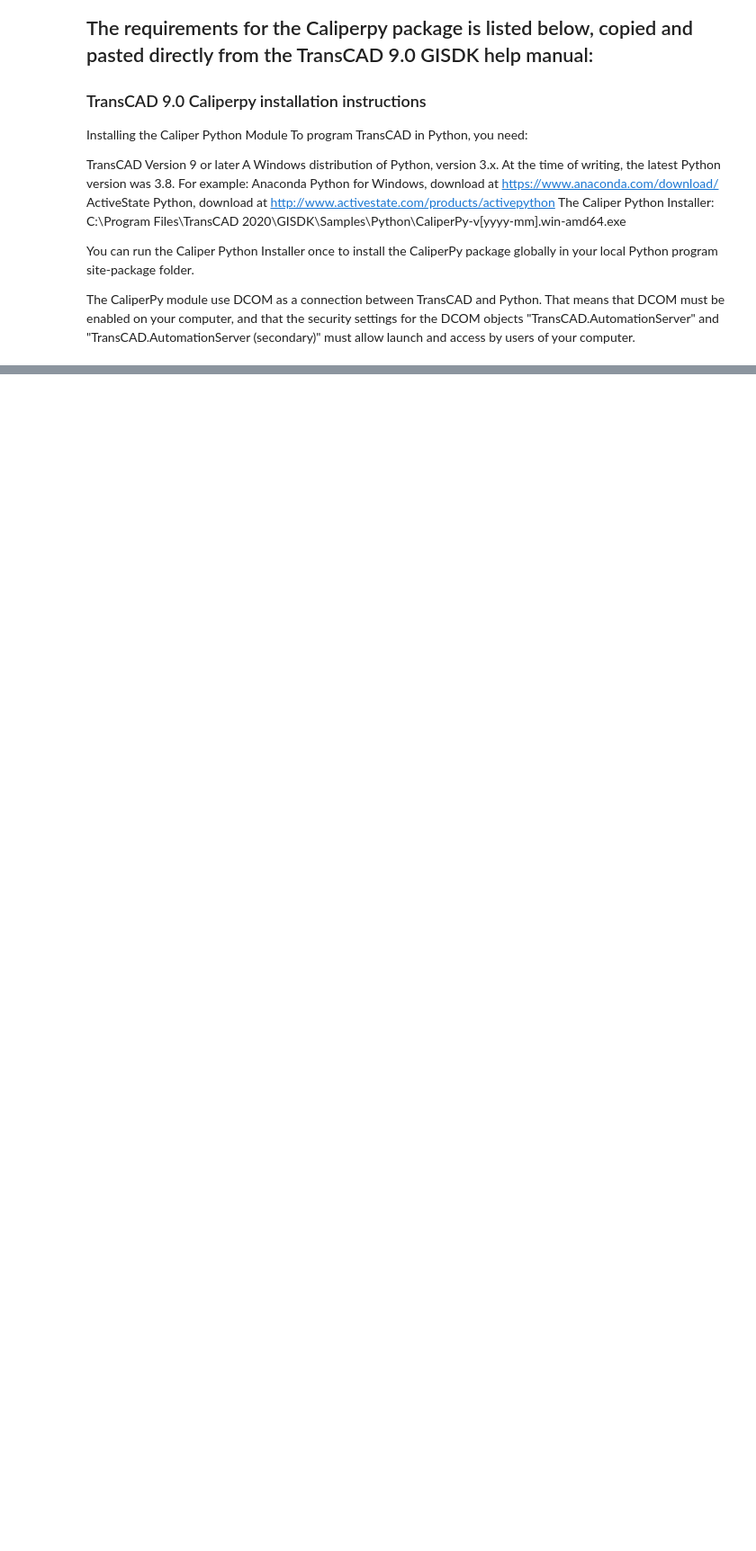
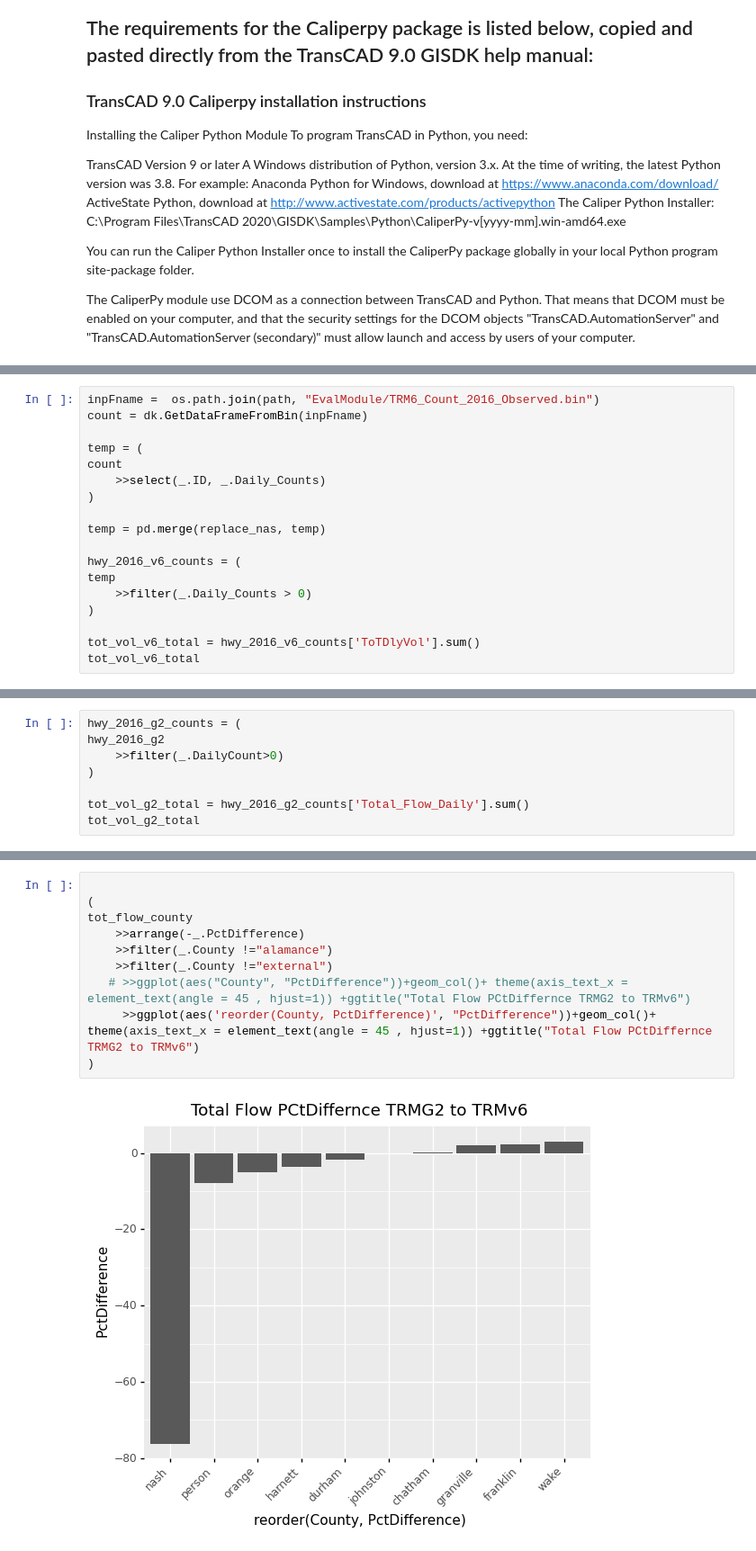
Before and after one commit to JFord-DCHCMPO/TRMG2_Analyses, a Jupyter notebook: TRMG2_Analyses.ipynb, the cells around one changed output, grey strips where cells are left out. Shown at 90% size. Cells and saved outputs as stored; diff of their text form; blank space fills up the shorter version.

```diff
--- a/TRMG2_Analyses.ipynb
+++ b/TRMG2_Analyses.ipynb
@@ -266,0 +343,18 @@ hwy_2016_v6.describe()
+# %%
+inpFname =  os.path.join(path, "EvalModule/TRM6_Count_2016_Observed.bin")
+count = dk.GetDataFrameFromBin(inpFname)
+
+temp = (
+count
+    >>select(_.ID, _.Daily_Counts)
+)
+
+temp = pd.merge(replace_nas, temp)
+
+hwy_2016_v6_counts = (
+temp
+    >>filter(_.Daily_Counts > 0)
+)
+
+tot_vol_v6_total = hwy_2016_v6_counts['ToTDlyVol'].sum()
+tot_vol_v6_total
@@ -266,0 +365,8 @@ hwy_2016_v6.describe()
+# %%
+hwy_2016_g2_counts = (
+hwy_2016_g2
+    >>filter(_.DailyCount>0)
+)
+
+tot_vol_g2_total = hwy_2016_g2_counts['Total_Flow_Daily'].sum()
+tot_vol_g2_total
@@ -266,0 +436,12 @@ hwy_2016_v6.describe()
+# %%
+
+(
+tot_flow_county
+    >>arrange(-_.PctDifference)
+    >>filter(_.County !="alamance")
+    >>filter(_.County !="external")
+   # >>ggplot(aes("County", "PctDifference"))+geom_col()+ theme(axis_text_x = element_text(angle = 45 , hjust=1)) +ggtitle("Total Flow PCtDiffernce TRMG2 to TRMv6")
+     >>ggplot(aes('reorder(County, PctDifference)', "PctDifference"))+geom_col()+ theme(axis_text_x = element_text(angle = 45 , hjust=1)) +ggtitle("Total Flow PCtDiffernce TRMG2 to TRMv6")
+)
+# %% [output]
+[figure, added]
```
Also changed, not shown: parts of 65 cells of this notebook.
